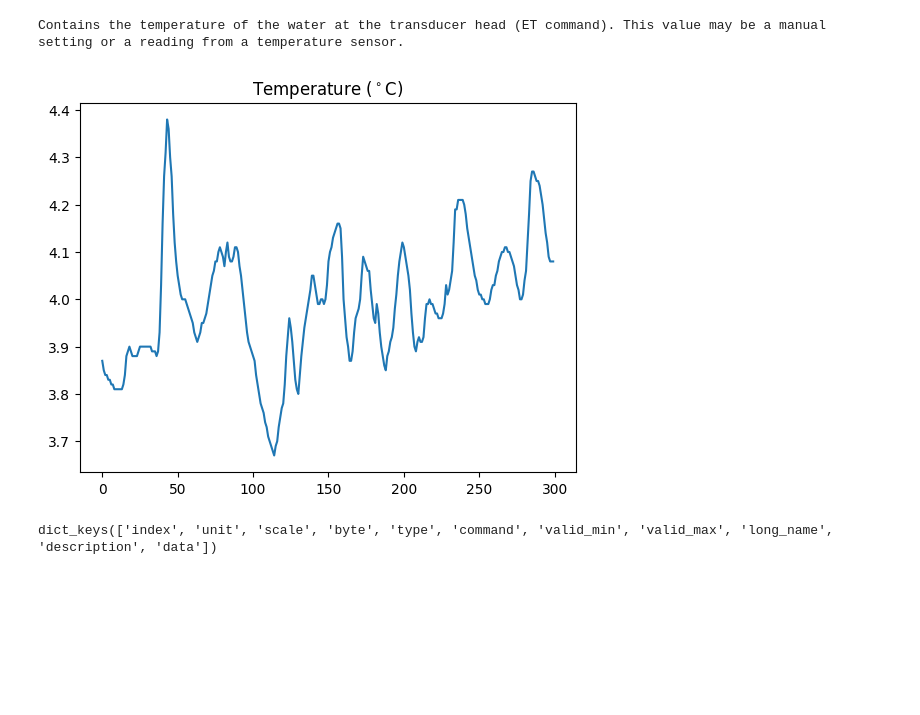
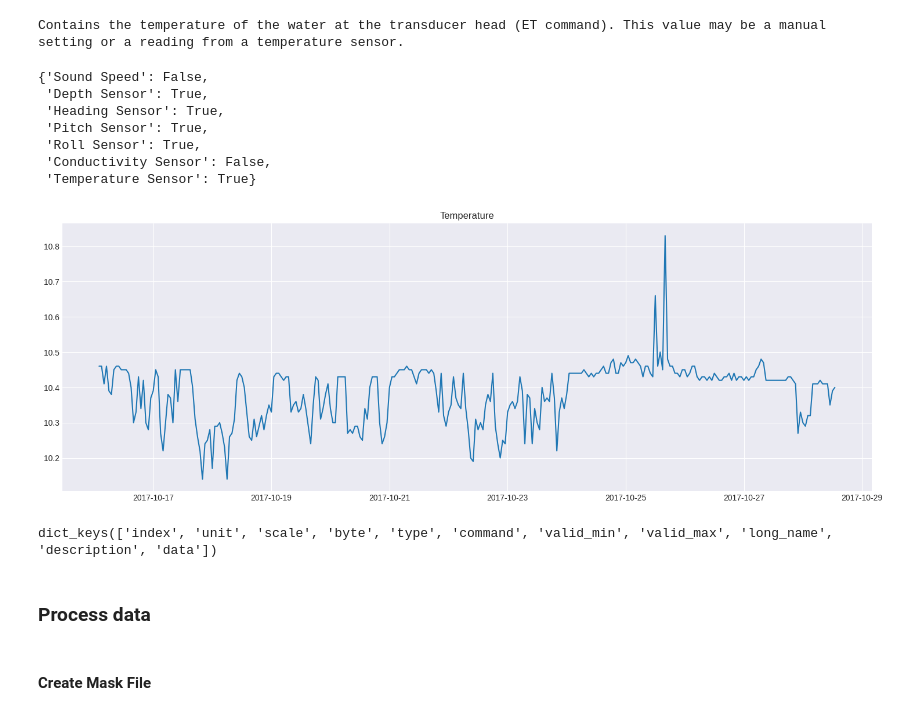
Before and after one commit to p-amol/pyadps, a Jupyter notebook: docs/source/example.ipynb, the cells around one changed output. Saved outputs shown, nothing was run; the diff lists cells and outputs as text; code cells hidden in the pictures; blank space fills up the shorter version.

```diff
--- a/docs/source/example.ipynb
+++ b/docs/source/example.ipynb
@@ -35,22 +63,37 @@ dict_keys(['fileheader', 'fixedleader', 'variableleader', 'velocity', 'correlati
 
 # An example to access variable leader data
 
-temp = ds.variableleader.temperature
+temp = ds.temperature
 
 print(temp.description)
 # %% [output]
 Contains the temperature of the water at the transducer head (ET command). This value may be a manual setting or a reading from a temperature sensor.
+# %%
+ds.ez_sensor(field='avail')
+# %% [output]
+{'Sound Speed': False,
+ 'Depth Sensor': True,
+ 'Heading Sensor': True,
+ 'Pitch Sensor': True,
+ 'Roll Sensor': True,
+ 'Conductivity Sensor': False,
+ 'Temperature Sensor': True}
 # %%
 # Plotting data
 # Temperature data are stored in a binary file without decimals or scaled by 100.
 # Example: Instead of saving 25.34°C, the value 2534 is stored. Multiply by scale factor to get actual values in degrees
-plt.plot(temp.data[100:400]*temp.scale)
-plt.title("Temperature ($^\circ$C)")
+plt.figure(figsize = (18,6))
+plt.plot(ds.time[100:400], temp.data[100:400]*temp.scale)
+plt.title("Temperature")
 plt.show()
 # %% [output]
-[figure, old version]
+[figure, new version]
 # %%
 # Display available attributes for temperature
 vars(temp).keys()
 # %% [output]
 dict_keys(['index', 'unit', 'scale', 'byte', 'type', 'command', 'valid_min', 'valid_max', 'long_name', 'description', 'data'])
+# %% [markdown]
+### **Process data**
+# %% [markdown]
+#### Create Mask File
```
Also changed, not shown: parts of 8 cells of this notebook, 2 other files.
